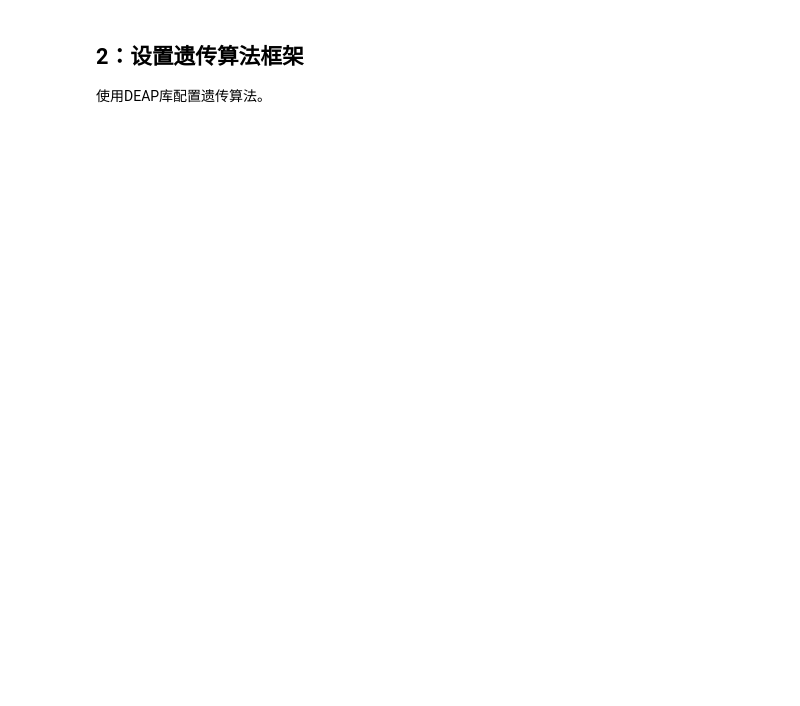
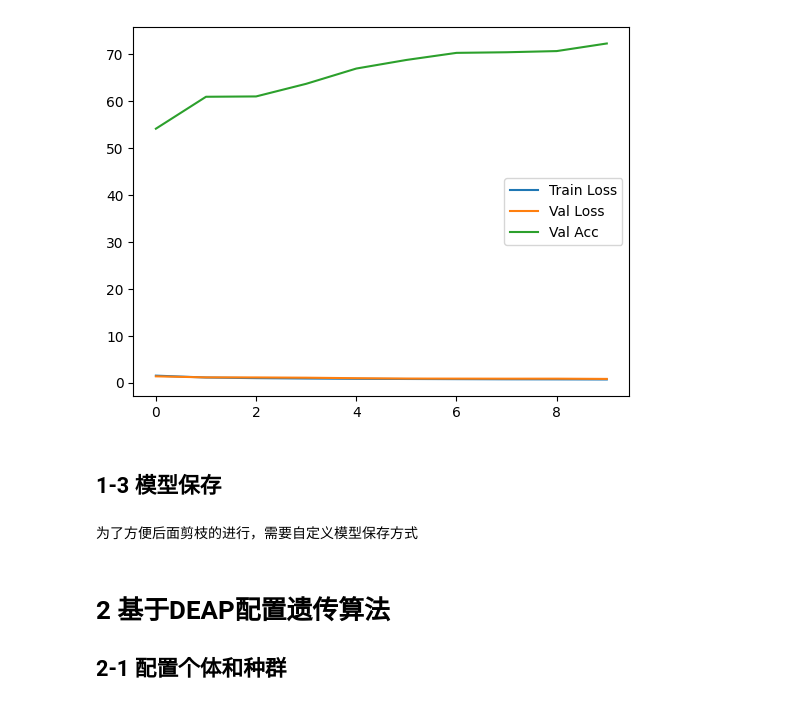
Before and after one commit to wzygio/F21MP, a Jupyter notebook: GA for CNN.ipynb, the cells around one changed output. Saved outputs shown, nothing was run; the diff lists cells and outputs as text; code cells hidden in the pictures; blank space fills up the shorter version.

```diff
--- a/GA for CNN.ipynb
+++ b/GA for CNN.ipynb
@@ -24,3 +77,4 @@ GPU 0: NVIDIA GeForce RTX 3060 Laptop GPU
 # %%
-# 新增设备统一管理
-device = torch.device("cuda:0" if torch.cuda.is_available() else "cpu")
+# 确保 PyTorch 使用 GPU
+device = torch.device("cuda" if torch.cuda.is_available() else "cpu")
+print(f"Using device: {device}")
@@ -51,2 +171,20 @@ class SimpleCNN(nn.Module):
+# %%
+# 用于训练早停
+class EarlyStopping:
+    def __init__(self, patience=5, delta=0):
+        self.patience = patience
+        self.delta = delta
+        self.counter = 0
+        self.best_loss = float('inf')
+
+    def __call__(self, val_loss):
+        if val_loss < self.best_loss - self.delta:
+            self.best_loss = val_loss
+            self.counter = 0
+        else:
+            self.counter += 1
+            if self.counter >= self.patience:
+                return True
+        return False
 # %%
 # 数据加载和训练函数
@@ -76,3 +314,5 @@ def train_model():
 # %%
-train_model()
+# 创建模型：使用全局device，模型直接创建在GPU上
+model = SimpleCNN().to(device)
+metrics = train_model(model, epoch=10, earlystop=True)
 # %% [output]
@@ -79,0 +330,13 @@ Files already downloaded and verified
+# %%
+# 绘制训练曲线
+plt.plot(metrics['train_loss'], label='Train Loss')
+plt.plot(metrics['val_loss'], label='Val Loss')
+plt.plot(metrics['val_acc'], label='Val Acc')
+plt.legend()
+plt.show()
+# %% [output]
+[figure, added]
+# %% [markdown]
+## 1-3 模型保存
+# %% [markdown]
+为了方便后面剪枝的进行，需要自定义模型保存方式
@@ -80,3 +378,3 @@ Files already downloaded and verified
 # %% [markdown]
-## 2：设置遗传算法框架
-使用DEAP库配置遗传算法。
+# 2 基于DEAP配置遗传算法
+## 2-1 配置个体和种群
```
Also changed, not shown: parts of 43 cells of this notebook, 2 other files.
